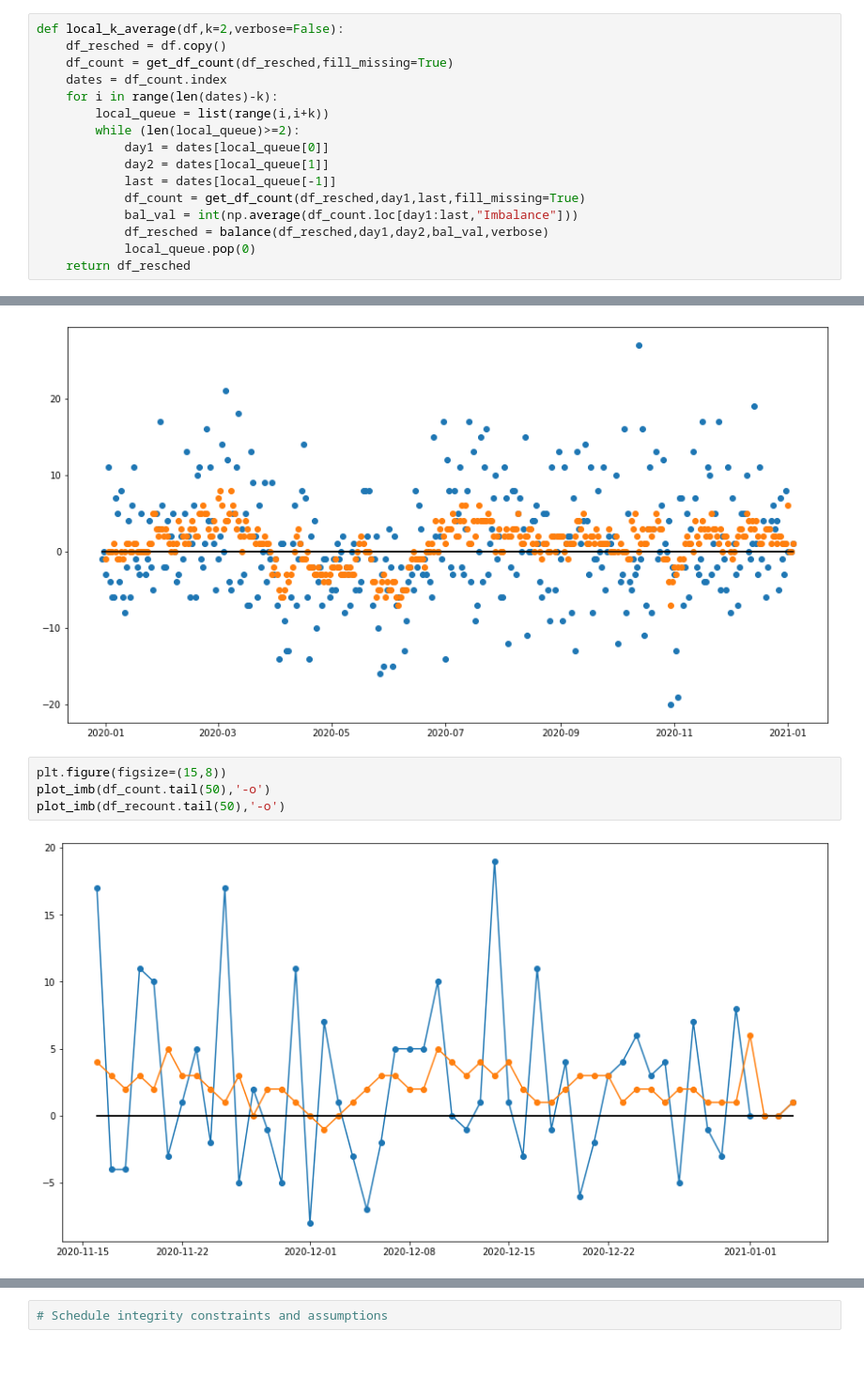
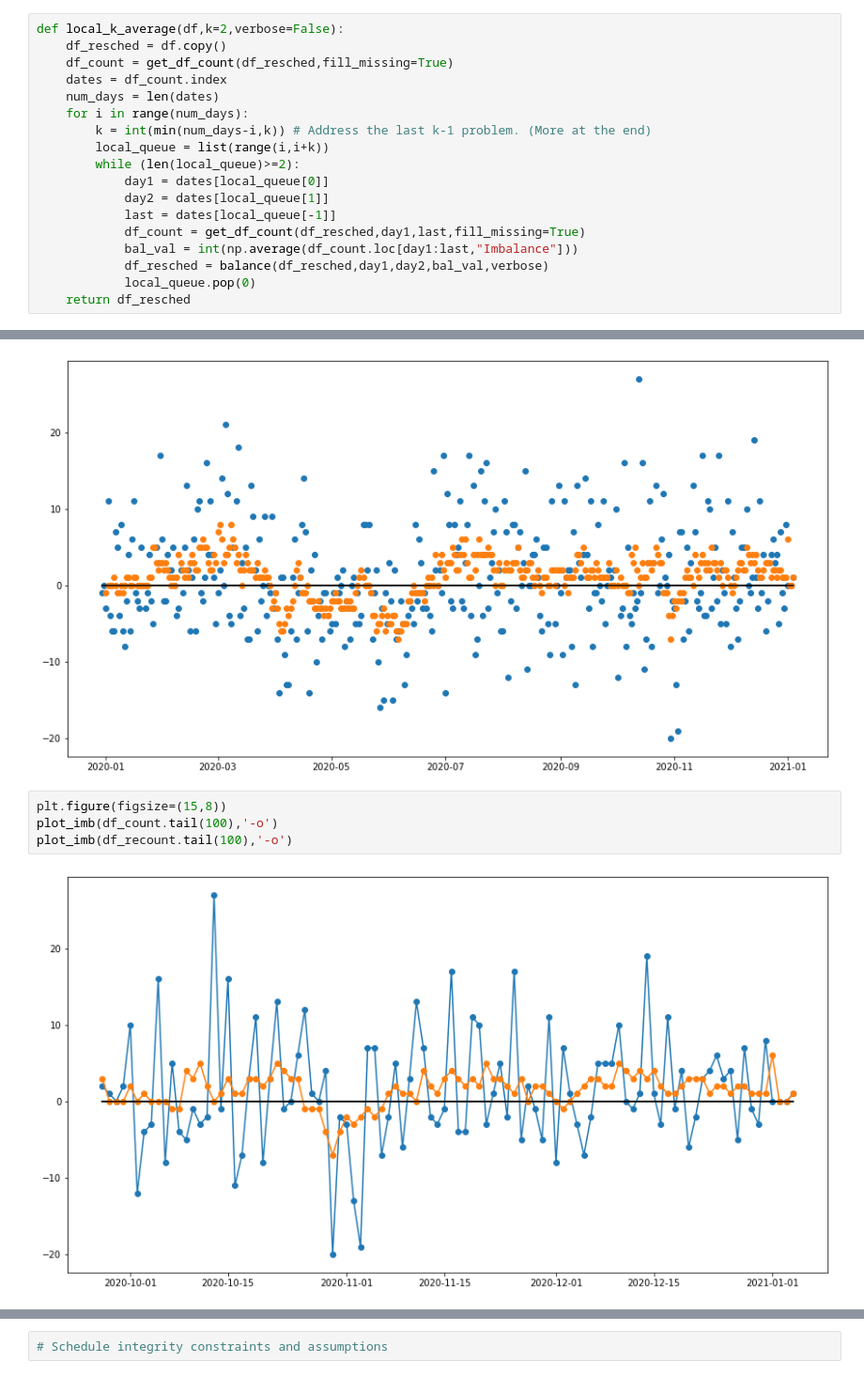
Before and after one commit to tranndt/ml-usra2021-NexusDataChallengeBison, a Jupyter notebook: [05-2021] Nexus Data Challenge/Algorithm.ipynb, the cells around one changed output, grey strips where cells are left out. Shown at 94% size. Saved outputs shown, nothing was run; the diff lists cells and outputs as text.

Commit message:
Traffic Count Distribution

```diff
--- a/[05-2021] Nexus Data Challenge/Algorithm.ipynb
+++ b/[05-2021] Nexus Data Challenge/Algorithm.ipynb
@@ -1230,7 +1230,9 @@ def local_k_average(df,k=2,verbose=False):
     df_resched = df.copy()
     df_count = get_df_count(df_resched,fill_missing=True)
     dates = df_count.index
-    for i in range(len(dates)-k):
+    num_days = len(dates)
+    for i in range(num_days):
+        k = int(min(num_days-i,k)) # Address the last k-1 problem. (More at the end)
         local_queue = list(range(i,i+k))
         while (len(local_queue)>=2):
             day1 = dates[local_queue[0]]
@@ -1273,7 +1275,7 @@ plot_imb(df_recount)
 [figure]
 # %%
 plt.figure(figsize=(15,8))
-plot_imb(df_count.tail(50),'-o')
-plot_imb(df_recount.tail(50),'-o')
+plot_imb(df_count.tail(100),'-o')
+plot_imb(df_recount.tail(100),'-o')
 # %% [output]
-[figure, old version]
+[figure, new version]
```
Also changed, not shown: parts of 11 cells of this notebook.
